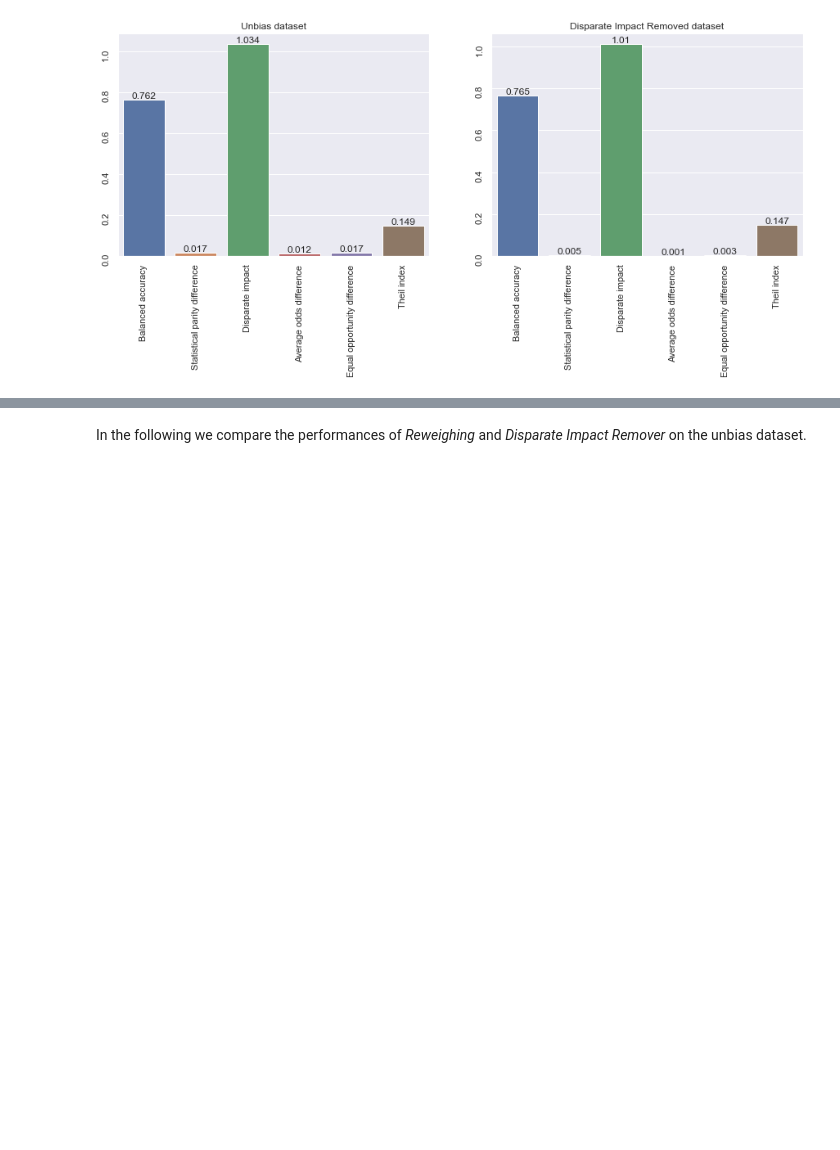
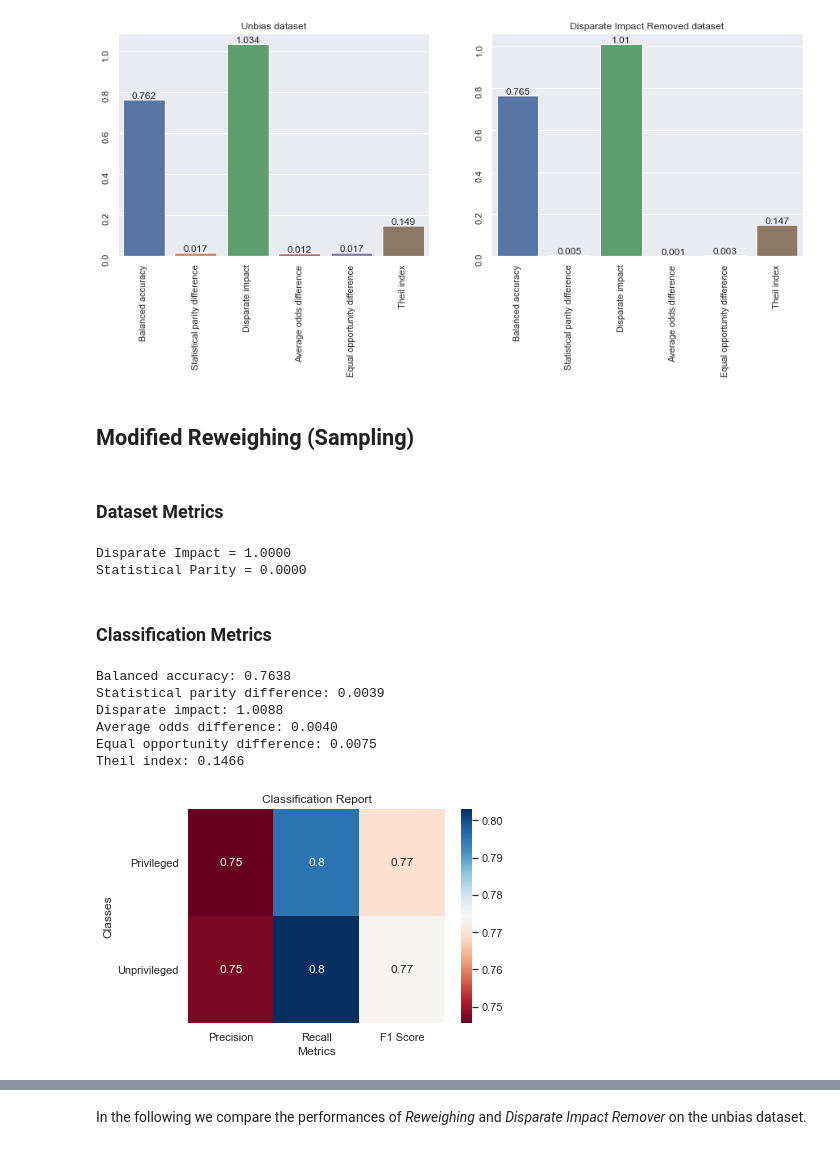
Before and after one commit to giordanoDaloisio/bias-mitigation-methods, a Jupyter notebook: Synthetic.ipynb, the cells around one changed output, grey strips where cells are left out. Cells and saved outputs as stored; diff of their text form; code cells hidden in the pictures; blank space fills up the shorter version.

```diff
--- a/Synthetic.ipynb
+++ b/Synthetic.ipynb
@@ -579,3 +576,5 @@ plt.show()
 # %% [output]
 Matplotlib is currently using agg, which is a non-GUI backend, so cannot show the figure.
 [figure]
+# %% [markdown]
+## Modified Reweighing (Sampling)
@@ -581,0 +584,19 @@ Matplotlib is currently using agg, which is a non-GUI backend, so cannot show th
+# %% [markdown]
+### Dataset Metrics
+# %%
+metrics = compute_dataset_fairness_metrics(unb_sample_ds, unprivileged_group, privileged_group)
+# %% [output]
+Disparate Impact = 1.0000
+Statistical Parity = 0.0000
+# %% [markdown]
+### Classification Metrics
+# %%
+unb_sample_metrics = classify(make_pipeline(StandardScaler(), LogisticRegression(class_weight='balanced', solver='liblinear')), unb_sample_ds)
+# %% [output]
+Balanced accuracy: 0.7638
+Statistical parity difference: 0.0039
+Disparate impact: 1.0088
+Average odds difference: 0.0040
+Equal opportunity difference: 0.0075
+Theil index: 0.1466
+[figure, added]
```
Also changed, not shown: parts of 26 cells of this notebook.
